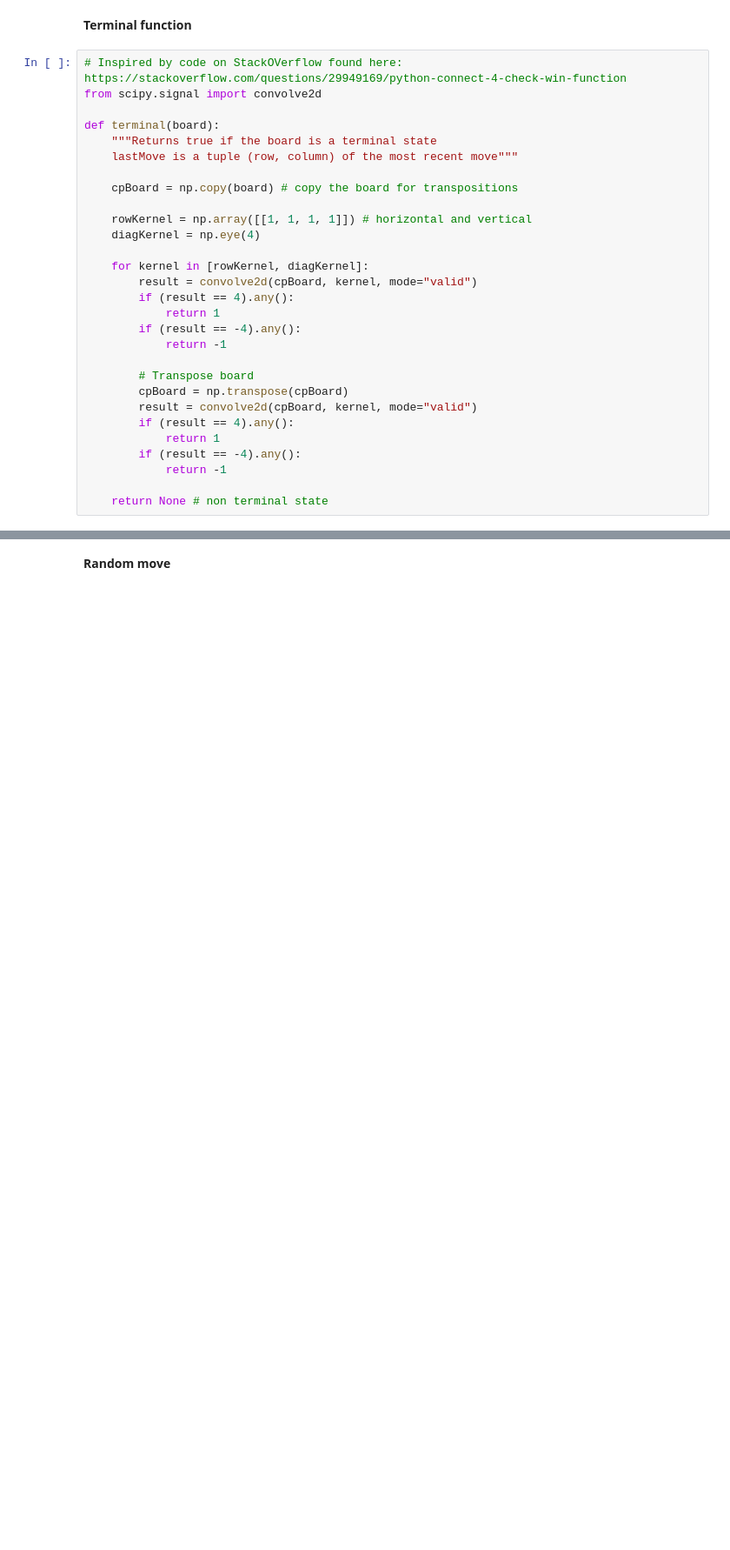
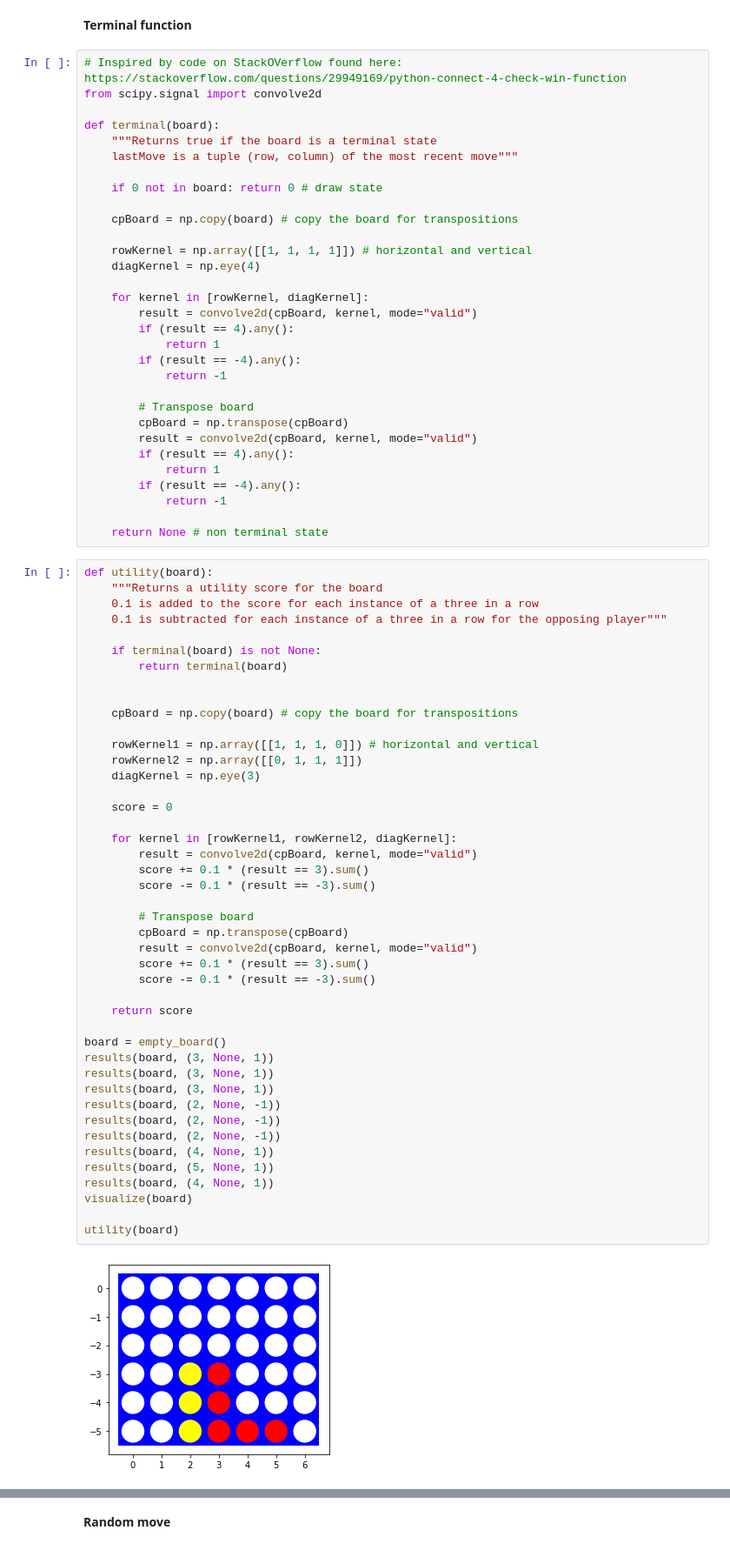
Before and after one commit to ZechWolf/CS7320-AI, a Jupyter notebook: Games/assignment_mean_connect4.ipynb, the cells around one changed output, grey strips where cells are left out. Shown: that part at 87% size. Saved outputs shown, nothing was run; the diff lists cells and outputs as text; blank space fills up the shorter version.

```diff
--- a/Games/assignment_mean_connect4.ipynb
+++ b/Games/assignment_mean_connect4.ipynb
@@ -161,6 +164,8 @@ from scipy.signal import convolve2d
 def terminal(board):
     """Returns true if the board is a terminal state
     lastMove is a tuple (row, column) of the most recent move"""
+
+    if 0 not in board: return 0 # draw state
 
     cpBoard = np.copy(board) # copy the board for transpositions
 
@@ -183,3 +188,49 @@ def terminal(board):
             return -1
 
     return None # non terminal state
+# %%
+def utility(board):
+    """Returns a utility score for the board
+    0.1 is added to the score for each instance of a three in a row
+    0.1 is subtracted for each instance of a three in a row for the opposing player"""
+
+    if terminal(board) is not None:
+        return terminal(board)
+
+
+    cpBoard = np.copy(board) # copy the board for transpositions
+
+    rowKernel1 = np.array([[1, 1, 1, 0]]) # horizontal and vertical
+    rowKernel2 = np.array([[0, 1, 1, 1]])
+    diagKernel = np.eye(3)
+
+    score = 0
+
+    for kernel in [rowKernel1, rowKernel2, diagKernel]:
+        result = convolve2d(cpBoard, kernel, mode="valid")
+        score += 0.1 * (result == 3).sum()
+        score -= 0.1 * (result == -3).sum()
+
+        # Transpose board
+        cpBoard = np.transpose(cpBoard)
+        result = convolve2d(cpBoard, kernel, mode="valid")
+        score += 0.1 * (result == 3).sum()
+        score -= 0.1 * (result == -3).sum()
+
+    return score
+
+board = empty_board()
+results(board, (3, None, 1))
+results(board, (3, None, 1))
+results(board, (3, None, 1))
+results(board, (2, None, -1))
+results(board, (2, None, -1))
+results(board, (2, None, -1))
+results(board, (4, None, 1))
+results(board, (5, None, 1))
+results(board, (4, None, 1))
+visualize(board)
+
+utility(board)
+# %% [output]
+[figure, added]
```
Also changed, not shown: parts of 7 cells of this notebook.
